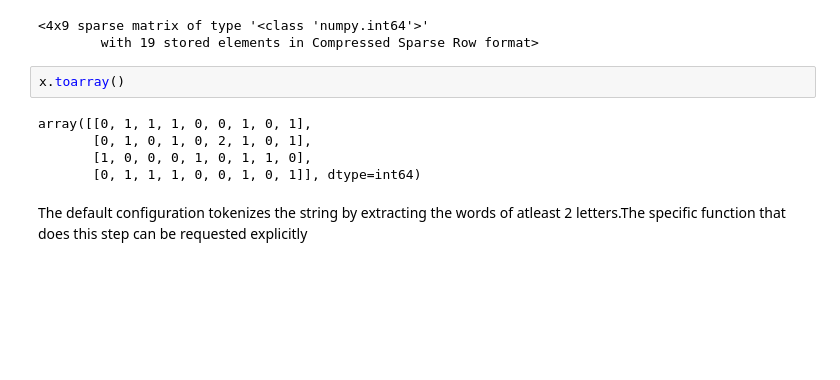
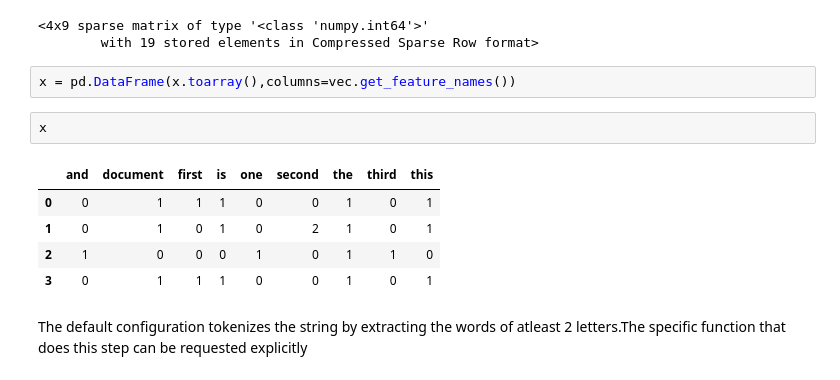
Before and after one commit to GirishaDevara/crrcoe, a Jupyter notebook: 2020-02-18/NaiveBayesClassifier.ipynb, the cells around one changed output. Saved outputs shown, nothing was run; the diff lists cells and outputs as text; blank space fills up the shorter version.

```diff
--- a/2020-02-18/NaiveBayesClassifier.ipynb
+++ b/2020-02-18/NaiveBayesClassifier.ipynb
@@ -32,13 +32,16 @@ x
 # %% [output]
 <4x9 sparse matrix of type '<class 'numpy.int64'>'
         with 19 stored elements in Compressed Sparse Row format>
+# %%
+x = pd.DataFrame(x.toarray(),columns=vec.get_feature_names())
 # %%
-x.toarray()
+x
 # %% [output]
-array([[0, 1, 1, 1, 0, 0, 1, 0, 1],
-       [0, 1, 0, 1, 0, 2, 1, 0, 1],
-       [1, 0, 0, 0, 1, 0, 1, 1, 0],
-       [0, 1, 1, 1, 0, 0, 1, 0, 1]], dtype=int64)
+|  | and | document | first | is | one | second | the | third | this |
+| 0 | 0 | 1 | 1 | 1 | 0 | 0 | 1 | 0 | 1 |
+| 1 | 0 | 1 | 0 | 1 | 0 | 2 | 1 | 0 | 1 |
+| 2 | 1 | 0 | 0 | 0 | 1 | 0 | 1 | 1 | 0 |
+| 3 | 0 | 1 | 1 | 1 | 0 | 0 | 1 | 0 | 1 |
 # %% [markdown]
 The default configuration tokenizes the string by extracting the words of atleast 2 letters.The specific function that does this step can be requested explicitly
 # %%
```
Also changed, not shown: parts of 10 cells of this notebook, 7 other files.
